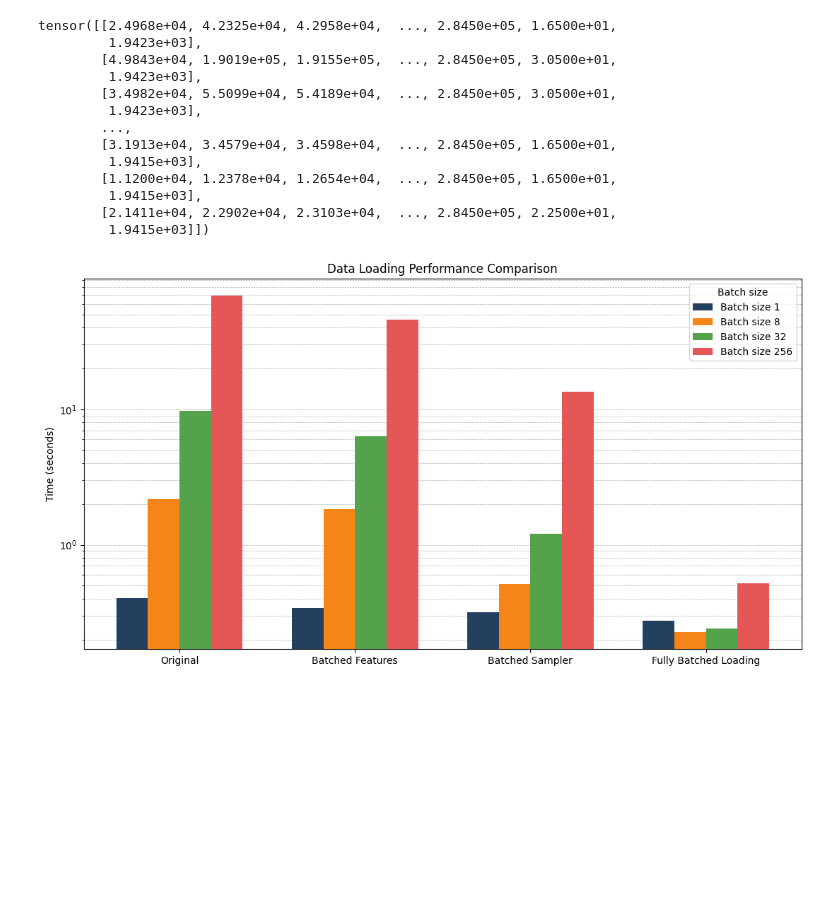
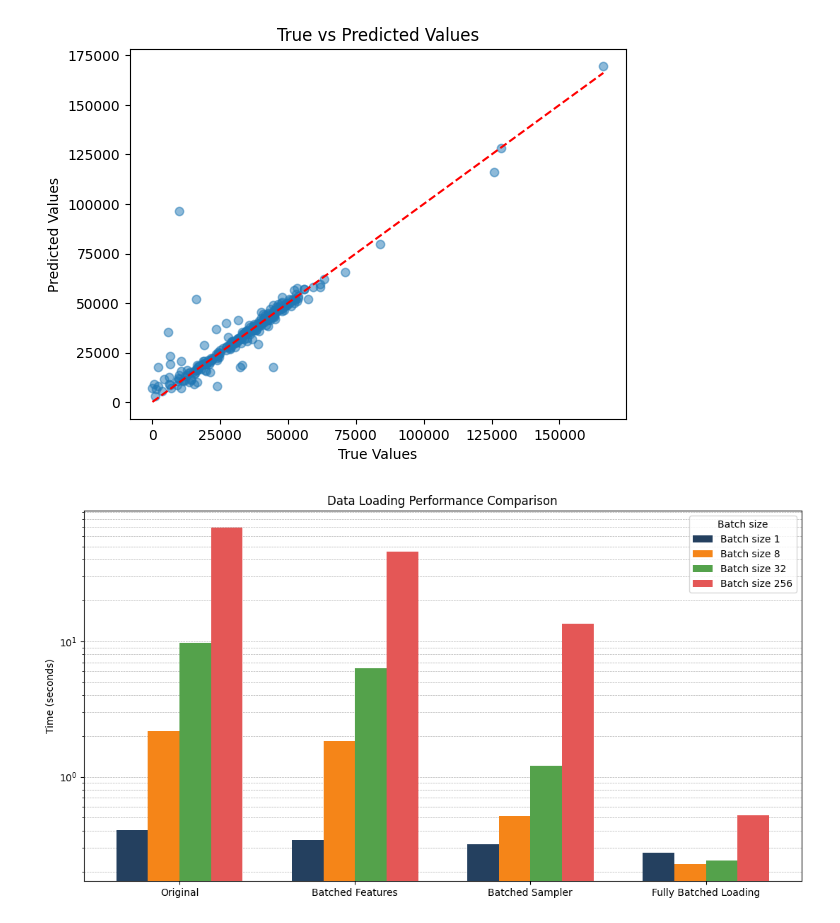
Before and after one commit to Le-Jonas/Masters_project, a Jupyter notebook: MLtest.ipynb, the cells around one changed output. Saved outputs shown, nothing was run; the diff lists cells and outputs as text; code cells hidden in the pictures; blank space fills up the shorter version.

```diff
--- a/MLtest.ipynb
+++ b/MLtest.ipynb
@@ -37,0 +70,5 @@ h5_files[:-1]
+# %%
+for key in new_stds.keys():
+    if new_stds[key] == 0:
+        print(key)
+        new_stds[key] = 1
@@ -443,11 +508,15 @@ def train_model(model, optimizer, loss_function, train_loader, val_loader, num_e
     best_val_loss = float('inf')
     best_model_state = None
 
-    model.train()
+
     for epoch in range(num_epochs):
+        model.train()
         running_loss = 0.0
         for batch, (inputs, targets) in enumerate(train_loader):
             inputs, targets = inputs.to(device), targets.to(device)
+            if not torch.isfinite(targets).all():
+                raise ValueError(f"Warning: Non-finite values detected in targets")
+            inputs = torch.nan_to_num(inputs, nan=0.0, posinf=0.0, neginf=0.0)  # Replace NaN values with 0.0
 
             optimizer.zero_grad()
             outputs = model(inputs)
@@ -506,23 +598,29 @@ def predict_model(model, test_loader, device='cpu'):
 # %%
 train_dataset = H5EgammaDataset_fully_batched(
     files=h5_files[:-1],
+    means=new_means,
+    stds=new_stds,
     y_source="truth",
     y_field="pt",
     exclude_fields=["eta", "phi", "truth_eta", "truth_phi"],
+    exclude_features=["cells", "tracks"]
 )
 val_dataset = H5EgammaDataset_fully_batched(
     files=[h5_files[-1]],
+    means=new_means,
+    stds=new_stds,
     y_source="truth",
     y_field="pt",
     exclude_fields=["eta", "phi", "truth_eta", "truth_phi"],
+    exclude_features=["cells", "tracks"]
 )
 device = torch.device('cuda' if torch.cuda.is_available() else 'cpu')
 model = NeuralNetwork(input_size=train_dataset[0][0].shape[0], hidden_sizes=[128, 64], output_size=1)
 model.to(device)
-sampler = ShuffledContiguousBatchSampler(len(train_dataset), batch_size=32)
+sampler = ShuffledContiguousBatchSampler(len(train_dataset), batch_size=256)
 optimizer = optim.Adam(model.parameters(), lr=0.01)
-loss_function = nn.CrossEntropyLoss()
+loss_function = nn.MSELoss()
 train_loader = DataLoader(train_dataset, batch_sampler=sampler, num_workers=0)
 val_loader = DataLoader(val_dataset, batch_size=32, shuffle=False, num_workers=0)
-model, val_losses, train_losses = train_model(model, optimizer, loss_function, train_loader, val_loader, num_epochs=1, device=device)
+model, val_losses, train_losses = train_model(model, optimizer, loss_function, train_loader, val_loader, num_epochs=2, device=device)
 # %% [output]
@@ -530,19 +629,16 @@ Batch 6290/69057, Loss: nan
-# %%
-X_batch
-# %% [output]
-tensor([[2.4968e+04, 4.2325e+04, 4.2958e+04,  ..., 2.8450e+05, 1.6500e+01,
-         1.9423e+03],
-        [4.9843e+04, 1.9019e+05, 1.9155e+05,  ..., 2.8450e+05, 3.0500e+01,
-         1.9423e+03],
-        [3.4982e+04, 5.5099e+04, 5.4189e+04,  ..., 2.8450e+05, 3.0500e+01,
-         1.9423e+03],
-        ...,
-        [3.1913e+04, 3.4579e+04, 3.4598e+04,  ..., 2.8450e+05, 1.6500e+01,
-         1.9415e+03],
-        [1.1200e+04, 1.2378e+04, 1.2654e+04,  ..., 2.8450e+05, 1.6500e+01,
-         1.9415e+03],
-        [2.1411e+04, 2.2902e+04, 2.3103e+04,  ..., 2.8450e+05, 2.2500e+01,
-         1.9415e+03]])
+# %%
+x, y = next(iter(train_loader))
+x = torch.nan_to_num(x, nan=0.0, posinf=0.0, neginf=0.0)
+output = model(x.to(device))
+# %%
+plt.plot(y.detach().cpu().numpy(), output.detach().cpu().numpy(), 'o', alpha=0.5)
+plt.plot([y.min().item(), y.max().item()], [y.min().item(), y.max().item()], 'r--')
+plt.xlabel('True Values')
+plt.ylabel('Predicted Values')
+plt.title('True vs Predicted Values')
+plt.show()
+# %% [output]
+[figure, added]
 # %%
 dataset = H5EgammaDataset(
     h5_files,
```
Also changed, not shown: parts of 15 cells of this notebook.
